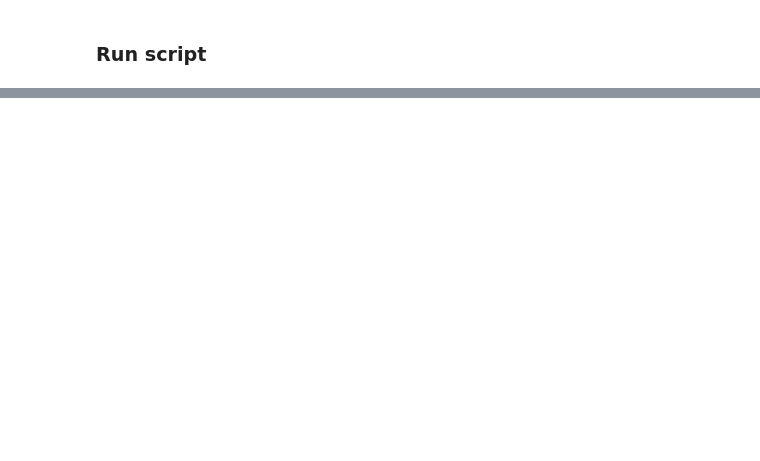
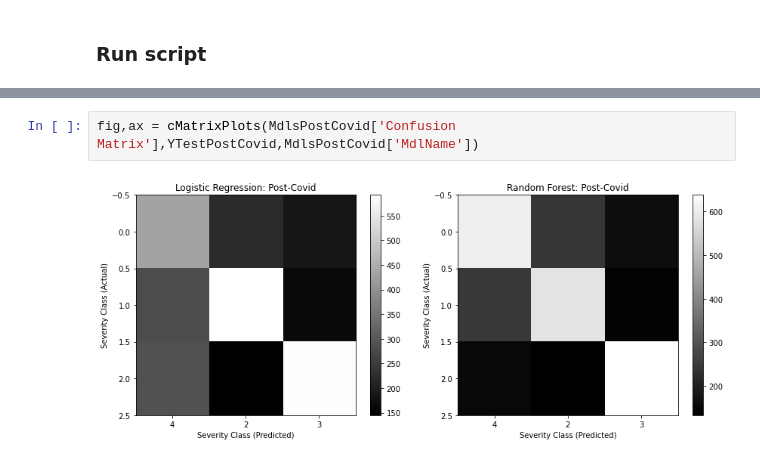
Before and after one commit to YuvrajSinghAutomotive/transportation-covid-impact, a Jupyter notebook: yuvraj.ipynb, the cells around one changed output, grey strips where cells are left out. Cells and saved outputs as stored; diff of their text form; blank space fills up the shorter version.

```diff
--- a/yuvraj.ipynb
+++ b/yuvraj.ipynb
@@ -194,0 +89,4 @@ Mutual Information: dataPostCovid
+# %%
+fig,ax = cMatrixPlots(MdlsPostCovid['Confusion Matrix'],YTestPostCovid,MdlsPostCovid['MdlName'])
+# %% [output]
+[figure, added]
```
Also changed, not shown: parts of 18 cells of this notebook, 2 other files.
